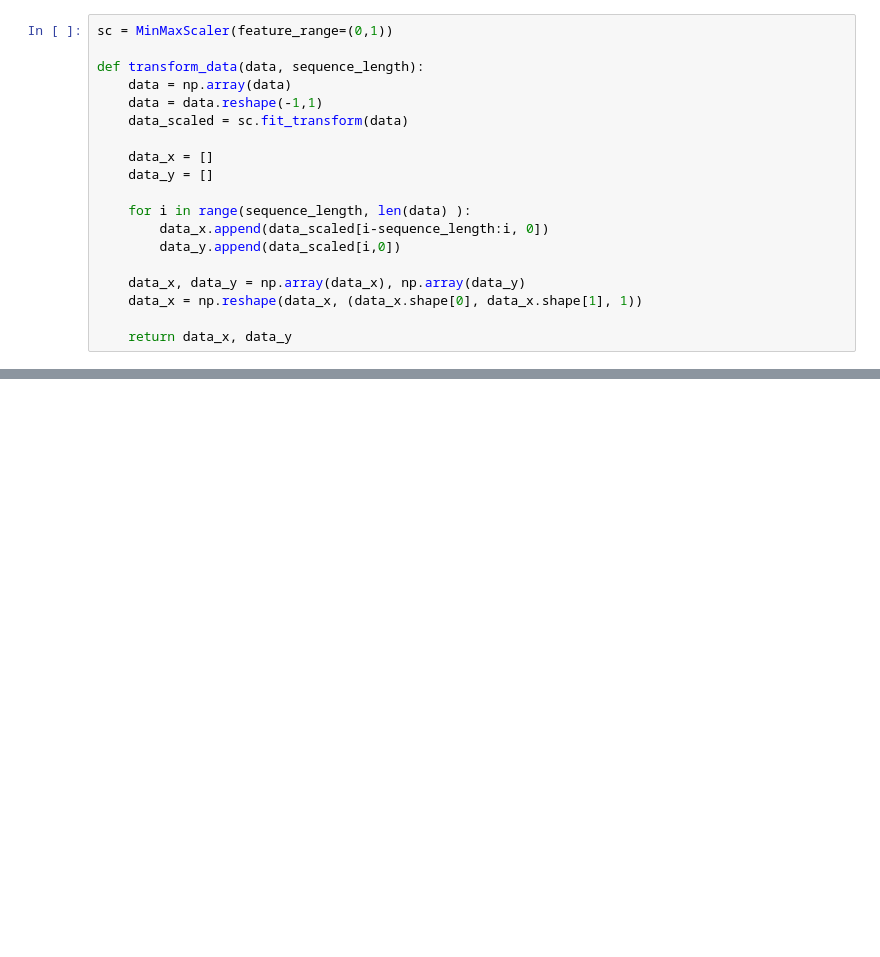
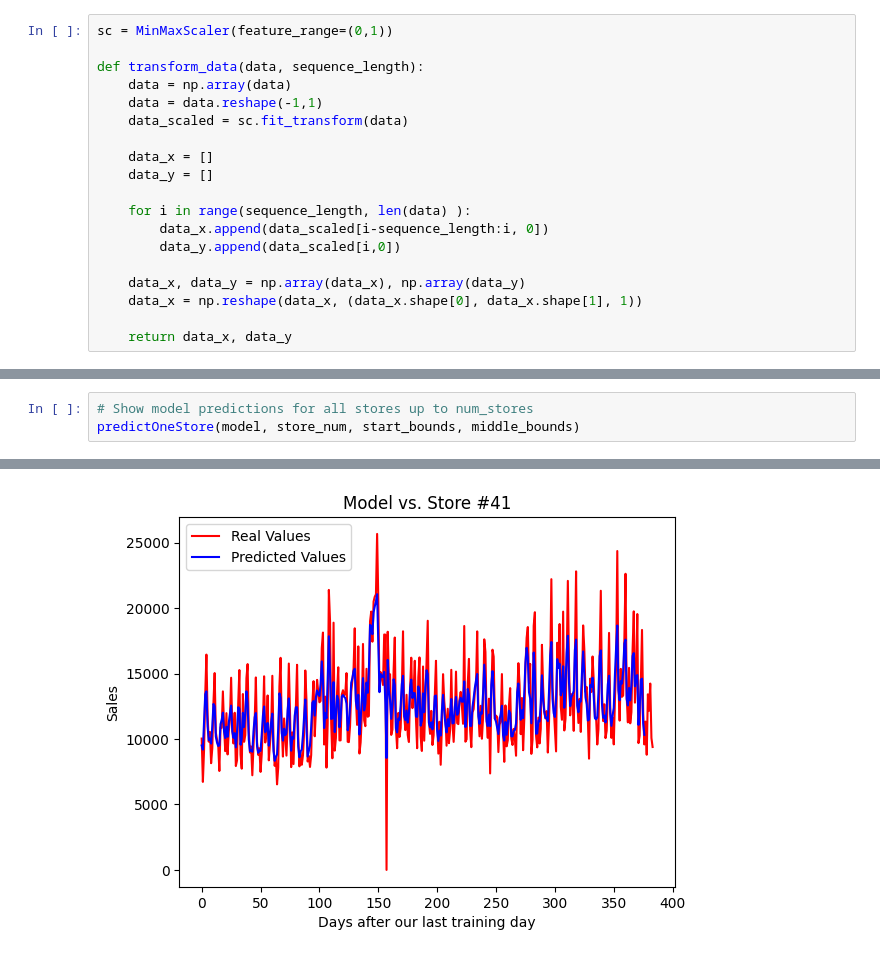
Before and after one commit to DylanDBurke26/CSE404-Group11, a Jupyter notebook: bilal_model.ipynb, the cells around one changed output, grey strips where cells are left out. Drawn from its saved outputs; the diff is of its cells as text; blank space fills up the shorter version.

```diff
--- a/bilal_model.ipynb
+++ b/bilal_model.ipynb
@@ -257,0 +320,4 @@ plot(test_data, abs(pred), title)
+# %%
+# Show model predictions for all stores up to num_stores
+predictOneStore(model, store_num, start_bounds, middle_bounds)
+# %% [output]
@@ -257,0 +325 @@ plot(test_data, abs(pred), title)
+[figure, added]
```
Also changed, not shown: parts of 24 cells of this notebook.
